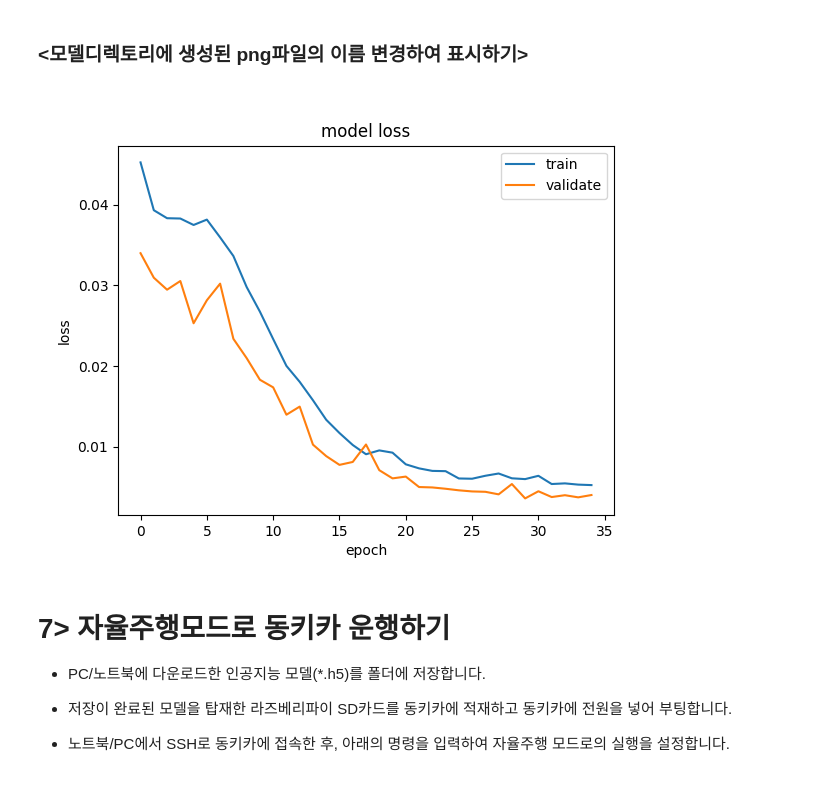
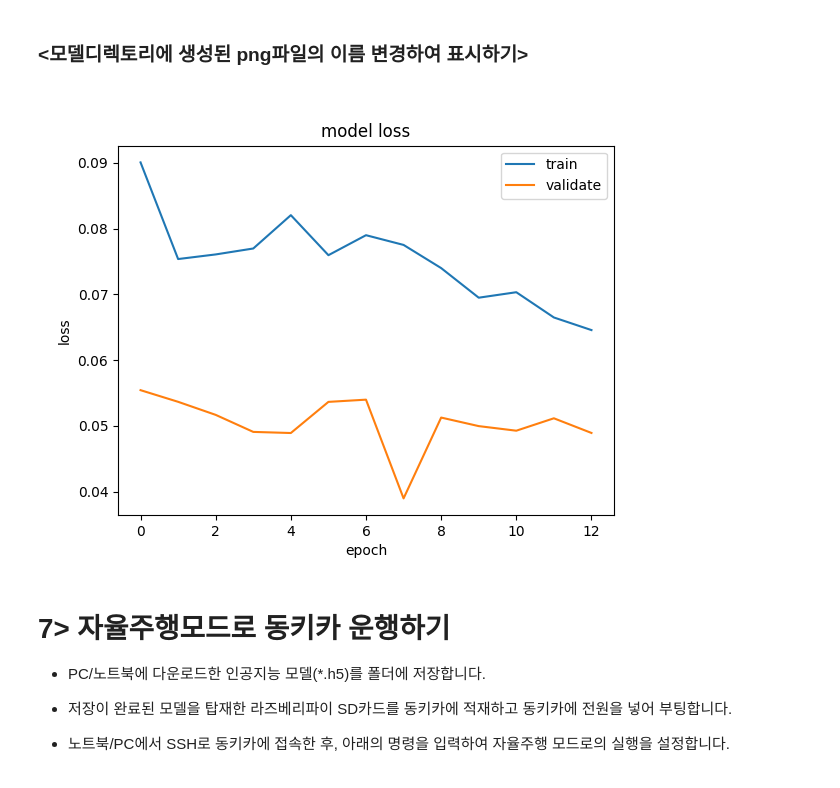
Before and after one commit to pletalk/EMPV1-RPI-DonkeyCar, a Jupyter notebook: 03-Donkeycar-Training-Colab/Donkey_Car_Training_using_Google_Colab_KR_Edition.ipynb, the cells around one changed output. Cells and saved outputs as stored; diff of their text form; code cells hidden in the pictures.

```diff
--- a/03-Donkeycar-Training-Colab/Donkey_Car_Training_using_Google_Colab_KR_Edition.ipynb
+++ b/03-Donkeycar-Training-Colab/Donkey_Car_Training_using_Google_Colab_KR_Edition.ipynb
@@ -335,18 +369,19 @@ training with model type <class 'donkeycar.parts.keras.KerasLinear'>
 # %%
 
 # 학습과정의 손실-인식율 그래프로 표시
 # models 디렉토리에 *.png파일로 저장
 
 from IPython.display import Image
 import os
 
 models_dir = '/content/mycar/models'
-acc_loss_filepath = 'mypilot.h5_loss_acc_0.003578.png'
+
+acc_loss_filepath = 'mypilot.h5_loss_acc_0.038966.png'
 
 filename = os.path.join(models_dir, acc_loss_filepath)
 Image(filename=filename)
 # %% [output]
-[figure, old version]
+[figure, new version]
 # %% [markdown]
 # 7> 자율주행모드로 동키카 운행하기
 
```
Also changed, not shown: parts of 28 cells of this notebook, 1 other file.
